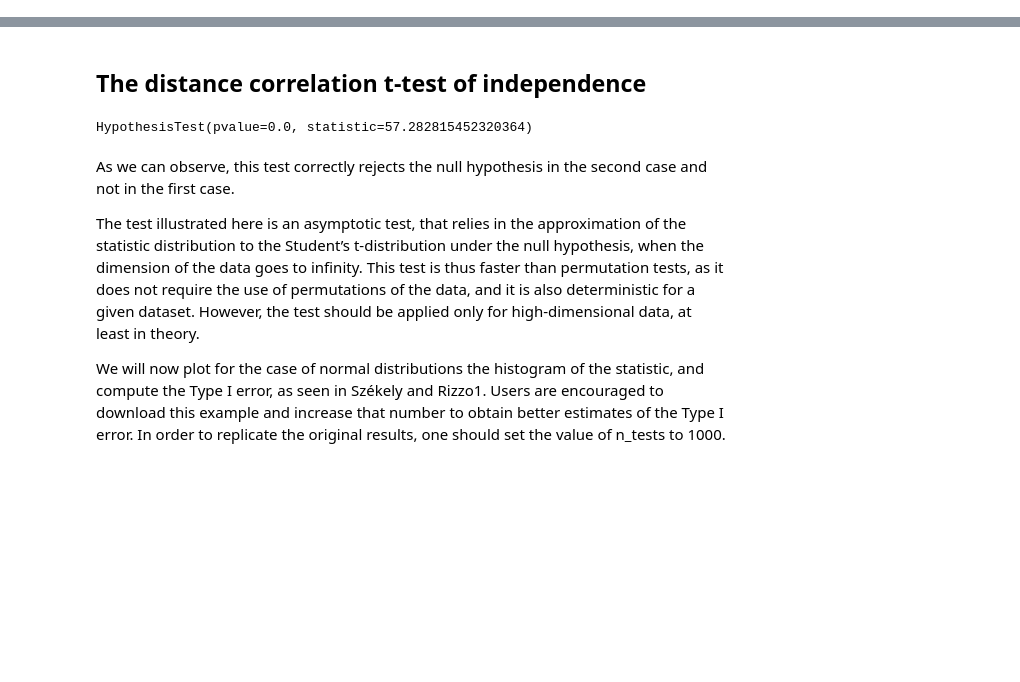
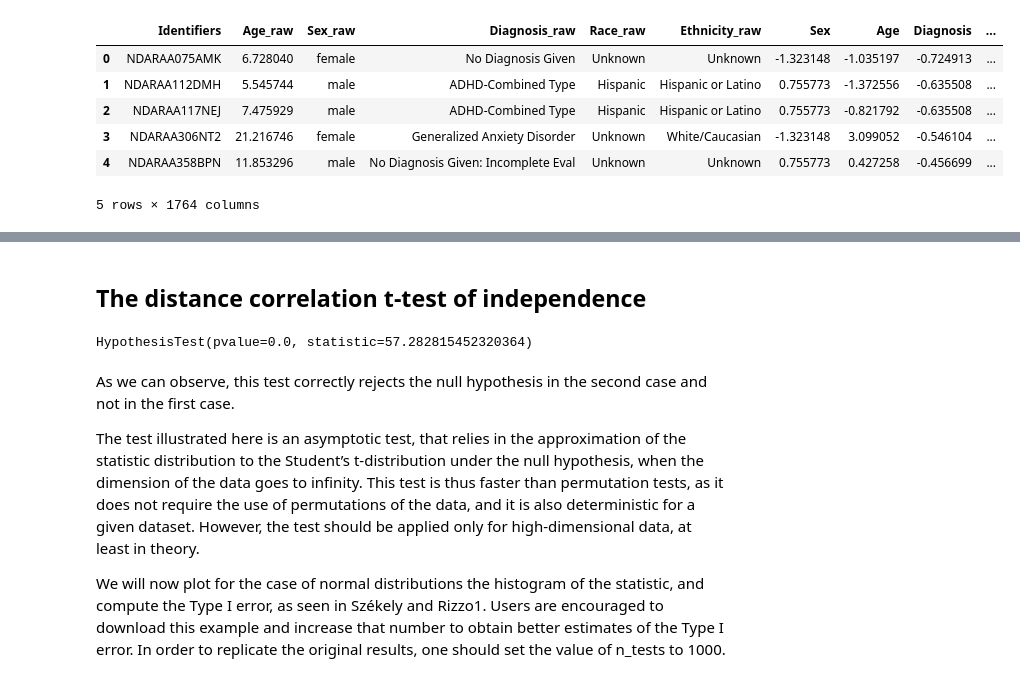
Before and after one commit to burdinskid13/healthy_brain_network, a Jupyter notebook: notebooks/item-analysis.ipynb, the cells around one changed output, grey strips where cells are left out. Drawn from its saved outputs; the diff is of its cells as text; code cells hidden in the pictures; blank space fills up the shorter version.

```diff
--- a/notebooks/item-analysis.ipynb
+++ b/notebooks/item-analysis.ipynb
@@ -24,0 +138,16 @@ The autoreload extension is already loaded. To reload it, use:
+# %%
+# merge diagnosis categorical information with data
+
+df_data_dx = df_diagnosis[['Identifiers', 'Age', 'Sex', 'Diagnosis', 'Race', 'Ethnicity']].merge(df_data, on=['Identifiers'])
+df_data_dx.columns = df_data_dx.columns.str.replace('_x', '_raw').str.replace('_y', '')
+
+
+df_data_dx.head(5)
+# %% [output]
+|  | Identifiers | Age_raw | Sex_raw | Diagnosis_raw | Race_raw | Ethnicity_raw | Sex | Age | Diagnosis | ... |
+| 0 | NDARAA075AMK | 6.728040 | female | No Diagnosis Given | Unknown | Unknown | -1.323148 | -1.035197 | -0.724913 | ... |
+| 1 | NDARAA112DMH | 5.545744 | male | ADHD-Combined Type | Hispanic | Hispanic or Latino | 0.755773 | -1.372556 | -0.635508 | ... |
+| 2 | NDARAA117NEJ | 7.475929 | male | ADHD-Combined Type | Hispanic | Hispanic or Latino | 0.755773 | -0.821792 | -0.635508 | ... |
+| 3 | NDARAA306NT2 | 21.216746 | female | Generalized Anxiety Disorder | Unknown | White/Caucasian | -1.323148 | 3.099052 | -0.546104 | ... |
+| 4 | NDARAA358BPN | 11.853296 | male | No Diagnosis Given: Incomplete Eval | Unknown | Unknown | 0.755773 | 0.427258 | -0.456699 | ... |
+5 rows × 1764 columns
```
Also changed, not shown: parts of 50 cells of this notebook, 5 other files.
